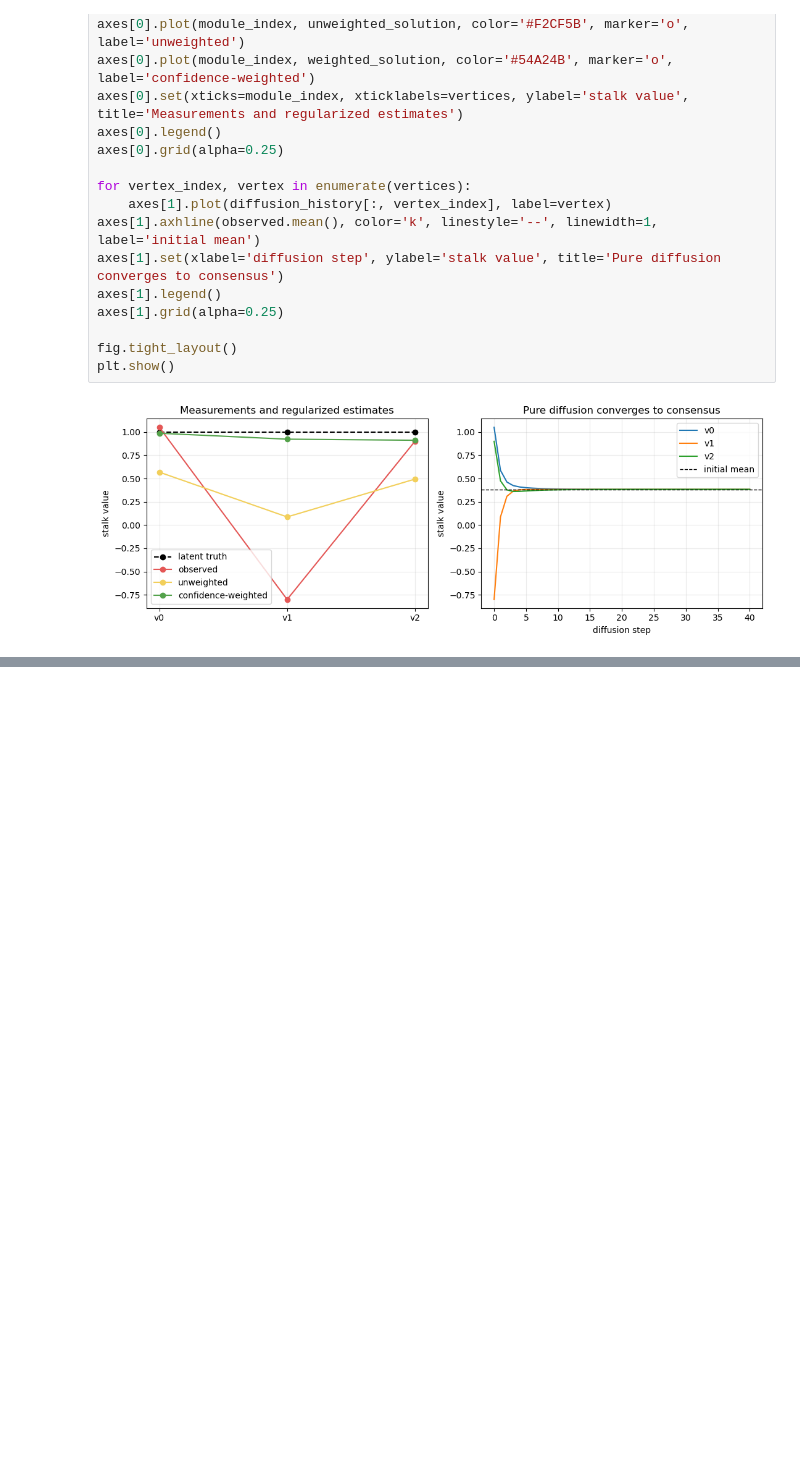
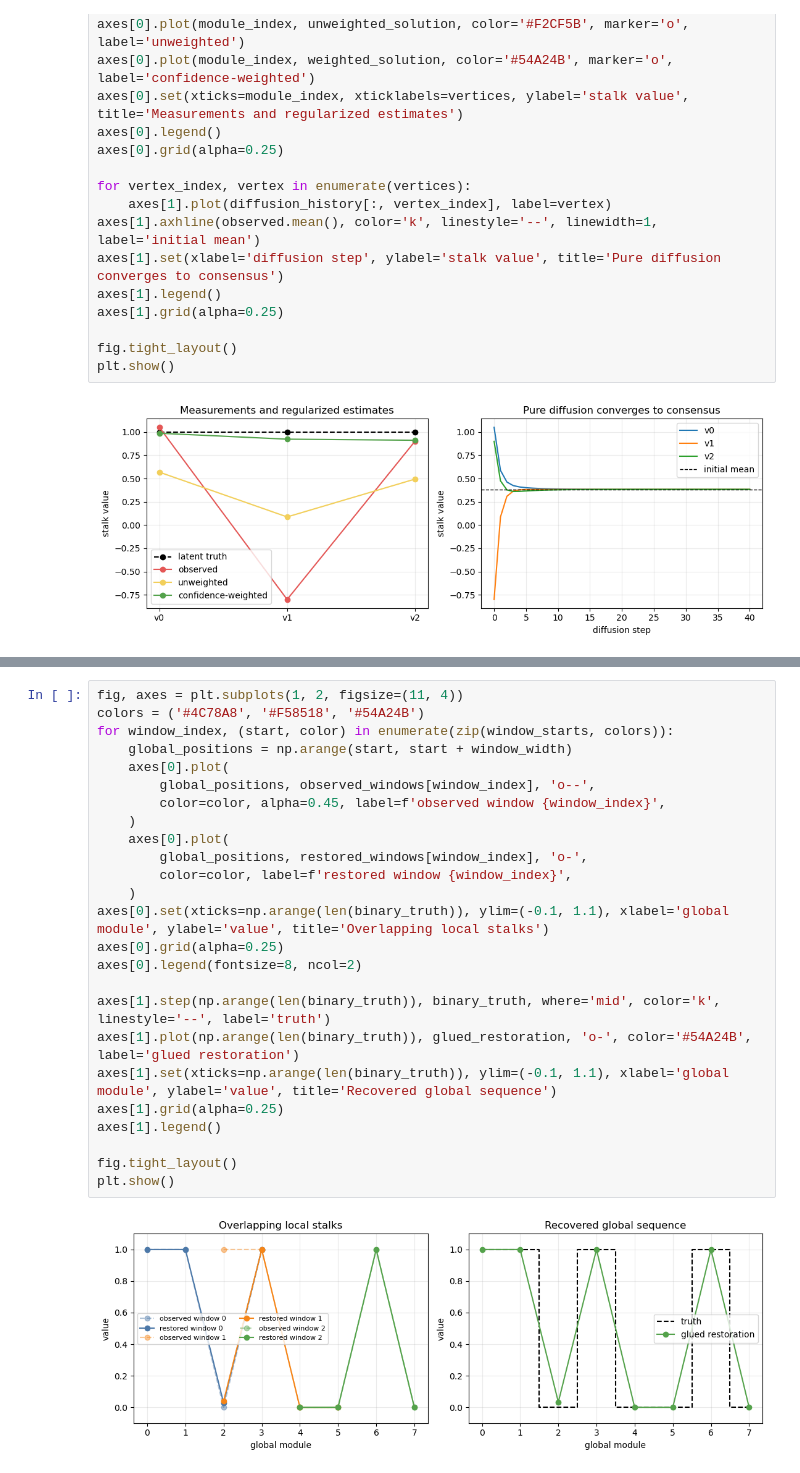
Before and after one commit to mikelandjelos/bayesian-barcode-restoration, a Jupyter notebook: research/notebooks/01_linear_cellular_sheaf.ipynb, the cells around one changed output, grey strips where cells are left out. Saved outputs shown, nothing was run; the diff lists cells and outputs as text; blank space fills up the shorter version.

Commit message:
add overlapping vector sheaf experiment

```diff
--- a/research/notebooks/01_linear_cellular_sheaf.ipynb
+++ b/research/notebooks/01_linear_cellular_sheaf.ipynb
@@ -227,0 +390,27 @@ Jakob Hansen and Robert Ghrist, [*Toward a Spectral Theory of Cellular Sheaves*]
+# %%
+fig, axes = plt.subplots(1, 2, figsize=(11, 4))
+colors = ('#4C78A8', '#F58518', '#54A24B')
+for window_index, (start, color) in enumerate(zip(window_starts, colors)):
+    global_positions = np.arange(start, start + window_width)
+    axes[0].plot(
+        global_positions, observed_windows[window_index], 'o--',
+        color=color, alpha=0.45, label=f'observed window {window_index}',
+    )
+    axes[0].plot(
+        global_positions, restored_windows[window_index], 'o-',
+        color=color, label=f'restored window {window_index}',
+    )
+axes[0].set(xticks=np.arange(len(binary_truth)), ylim=(-0.1, 1.1), xlabel='global module', ylabel='value', title='Overlapping local stalks')
+axes[0].grid(alpha=0.25)
+axes[0].legend(fontsize=8, ncol=2)
+
+axes[1].step(np.arange(len(binary_truth)), binary_truth, where='mid', color='k', linestyle='--', label='truth')
+axes[1].plot(np.arange(len(binary_truth)), glued_restoration, 'o-', color='#54A24B', label='glued restoration')
+axes[1].set(xticks=np.arange(len(binary_truth)), ylim=(-0.1, 1.1), xlabel='global module', ylabel='value', title='Recovered global sequence')
+axes[1].grid(alpha=0.25)
+axes[1].legend()
+
+fig.tight_layout()
+plt.show()
+# %% [output]
+[figure, added]
```
Also changed, not shown: parts of 6 cells of this notebook, 2 other files.
